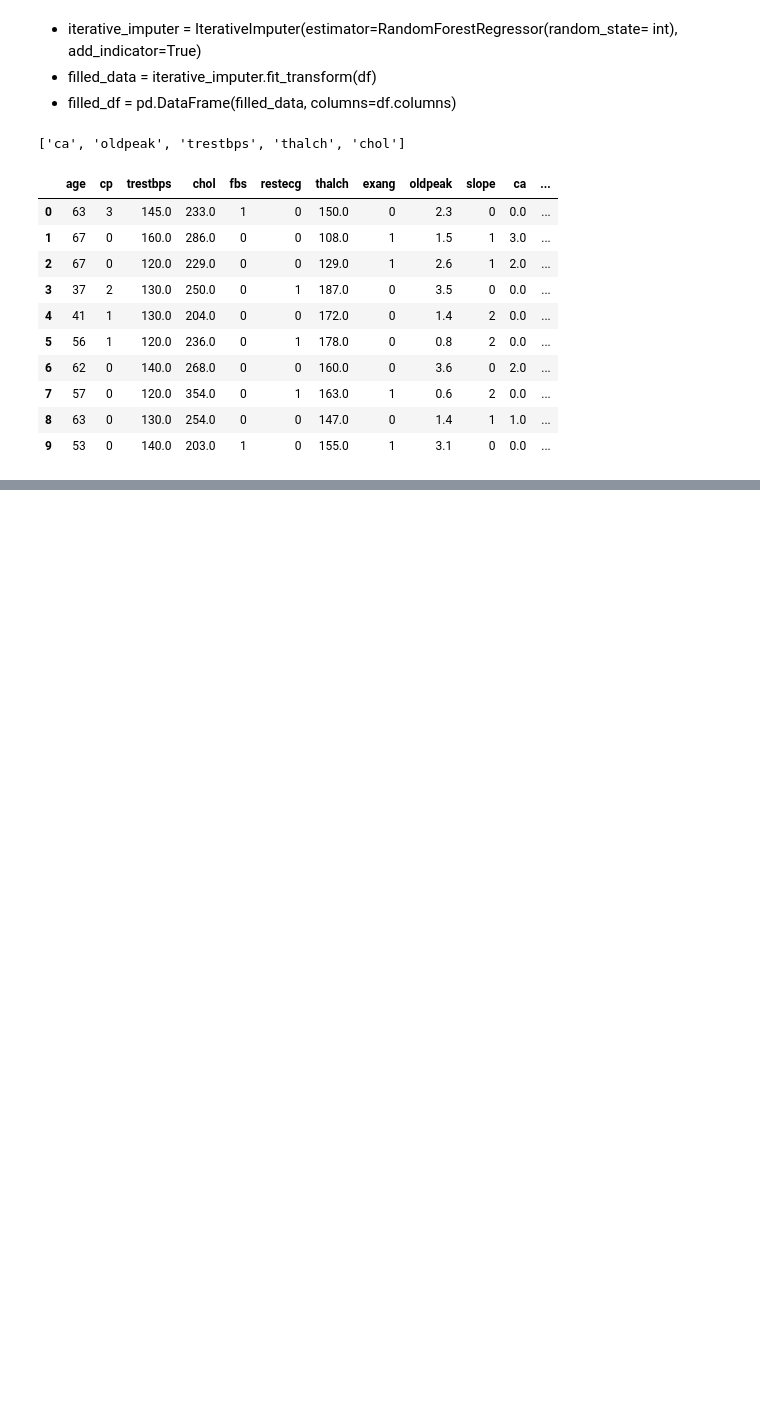
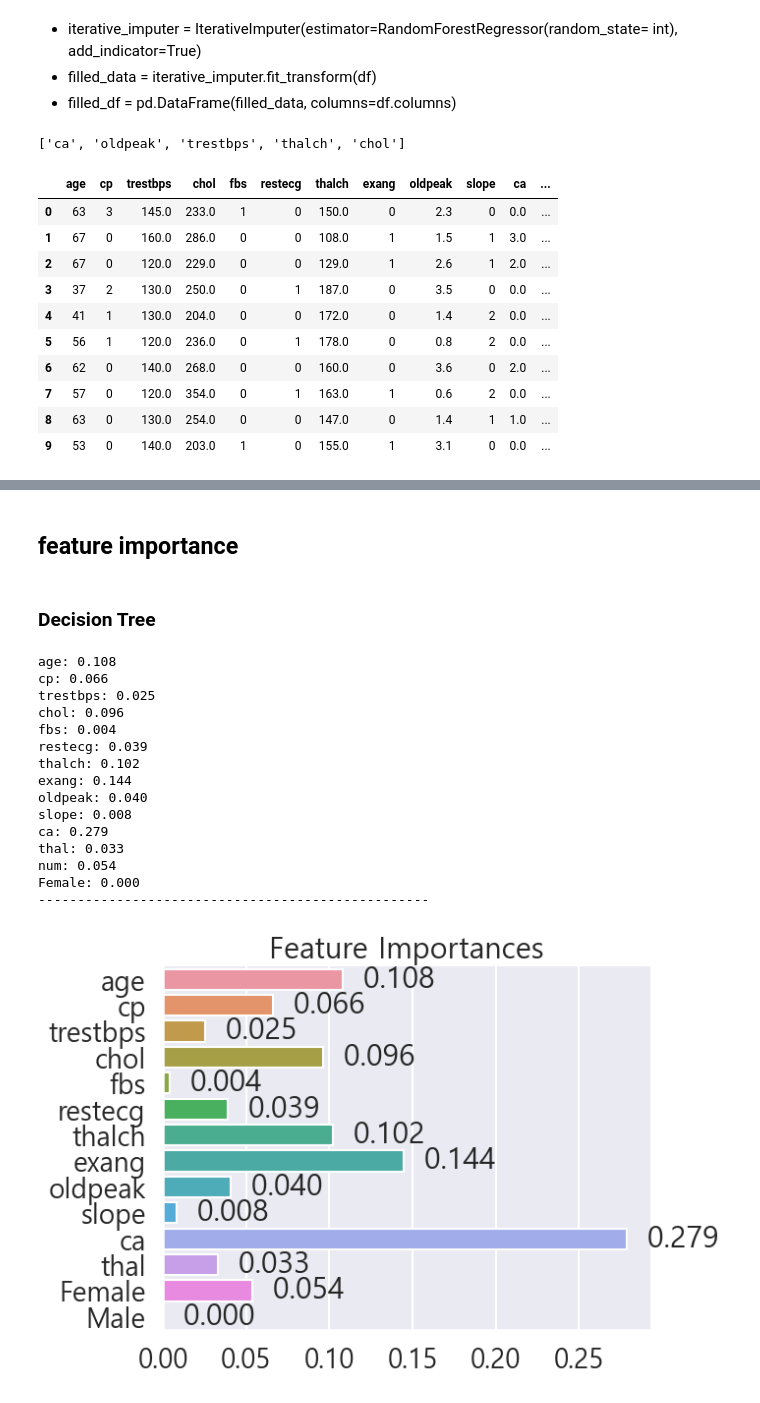
Before and after one commit to Pepi10/ML, a Jupyter notebook: 1Heart_Disease.ipynb, the cells around one changed output, grey strips where cells are left out. Cells and saved outputs as stored; diff of their text form; code cells hidden in the pictures; blank space fills up the shorter version.

```diff
--- a/1Heart_Disease.ipynb
+++ b/1Heart_Disease.ipynb
@@ -1173,0 +1306,5 @@ df.head(10)
+# %%
+X = df.drop(columns = {'num'})
+y = df.num
+# %%
+X_train, X_test, y_train, y_test = train_test_split(X, y, test_size=.2, random_state = 777)
@@ -1173,0 +1313,18 @@ df.head(10)
+# %%
+from sklearn.model_selection import GridSearchCV
+
+
+dt_clf = DecisionTreeClassifier(random_state = 777)
+dt_clf.fit
+
+# hyperparameter
+parameters = {'max_depth': range(1,5), 'min_samples_split': range(2,5)}
+
+# GridSearch Cross Validation
+grid_dt = GridSearchCV(dt_clf, param_grid=parameters, cv=5, refit=True, return_train_score=True)
+grid_dt.fit(X_train, y_train)
+
+# GridSearchCV result
+scores_df = pd.DataFrame(grid_dt.cv_results_)
+scores_df[['params', 'mean_test_score', 'rank_test_score',
+           'split0_test_score', 'split1_test_score', 'split2_test_score']]
@@ -1173,0 +1352,8 @@ df.head(10)
+# %%
+dt = DecisionTreeClassifier(max_depth = 10, random_state = 777)
+dt.fit(X_train, y_train)
+
+# predict the test data
+y_pred_dt = dt.predict(X_test)
+
+print(classification_report(y_test, y_pred_dt))
@@ -1173,0 +1424,34 @@ df.head(10)
+# %% [markdown]
+## feature importance
+# %% [markdown]
+### Decision Tree
+# %%
+# feature importance 확인
+for name, value in zip(df.columns , dt.feature_importances_):
+    print(f'{name}: {value:.3f}')
+
+print('-'*50)
+
+# feature importance 시각화
+ax = sns.barplot(x = dt.feature_importances_ , y=X.columns)
+ax.bar_label(ax.containers[0], fmt='  %.3f')
+plt.gca().spines[['right', 'top']].set_visible(False)
+plt.title('Feature Importances')
+plt.show()
+# %% [output]
+age: 0.108
+cp: 0.066
+trestbps: 0.025
+chol: 0.096
+fbs: 0.004
+restecg: 0.039
+thalch: 0.102
+exang: 0.144
+oldpeak: 0.040
+slope: 0.008
+ca: 0.279
+thal: 0.033
+num: 0.054
+Female: 0.000
+--------------------------------------------------
+[figure, added]
```
Also changed, not shown: parts of 22 cells of this notebook, 2 other files.
